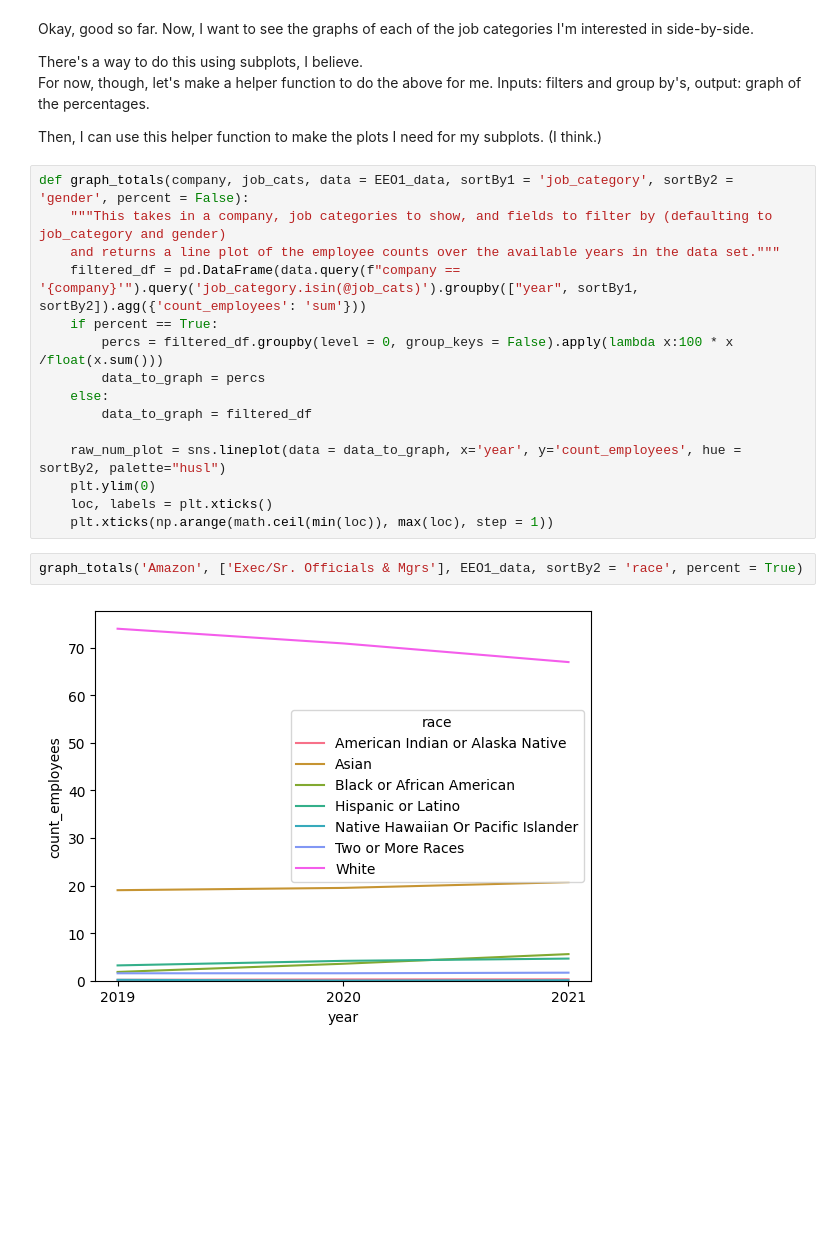
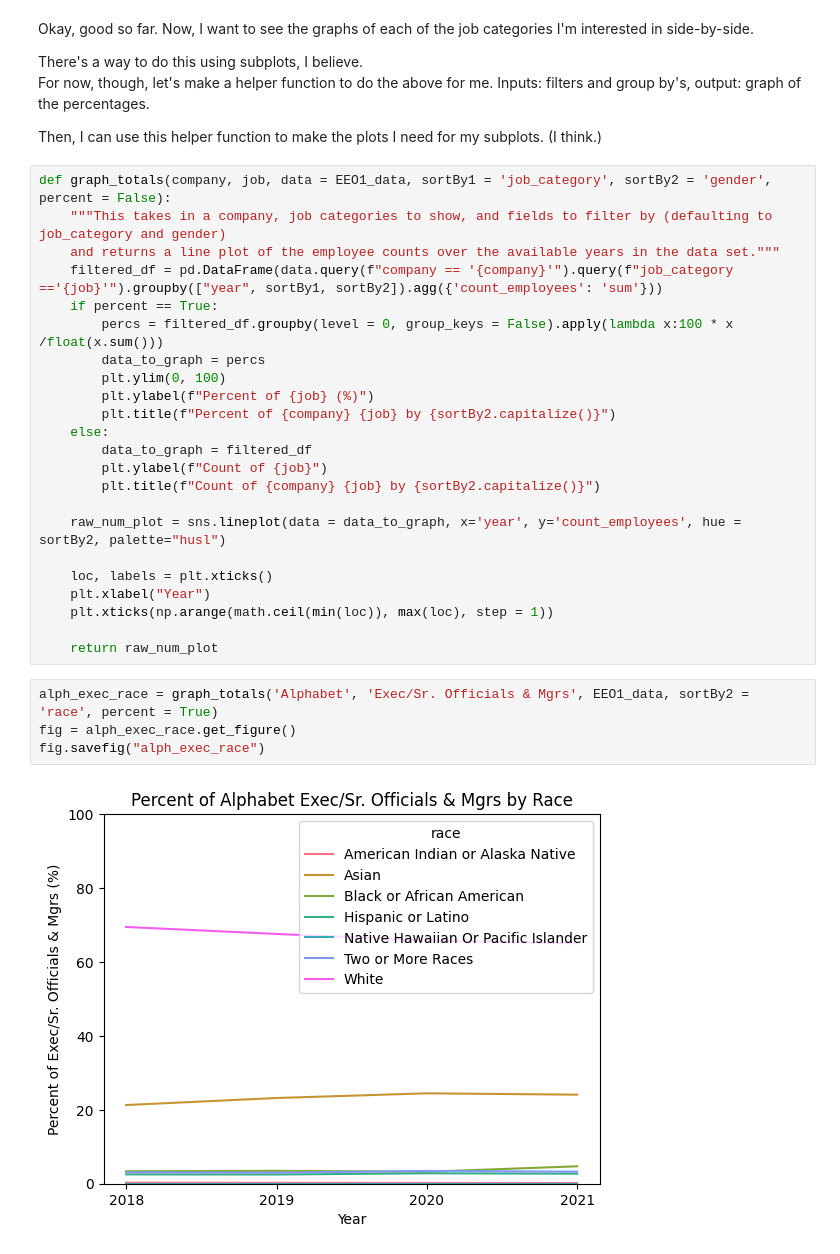
Before and after one commit to theLP100/dataVisualizations, a Jupyter notebook: Visualizations.ipynb, the cells around one changed output. Drawn from its saved outputs; the diff is of its cells as text; blank space fills up the shorter version.

Commit message:
made and saved some graphs.  continuing to make functions to give me the data I want.

```diff
--- a/Visualizations.ipynb
+++ b/Visualizations.ipynb
@@ -96,21 +96,31 @@ Inputs: filters and group by's, output: graph of the percentages.
 
 Then, I can use this helper function to make the plots I need for my subplots. (I think.)
 # %%
-def graph_totals(company, job_cats, data = EEO1_data, sortBy1 = 'job_category', sortBy2 = 'gender', percent = False):
+def graph_totals(company, job, data = EEO1_data, sortBy1 = 'job_category', sortBy2 = 'gender', percent = False):
     """This takes in a company, job categories to show, and fields to filter by (defaulting to job_category and gender)
     and returns a line plot of the employee counts over the available years in the data set."""
-    filtered_df = pd.DataFrame(data.query(f"company == '{company}'").query('job_category.isin(@job_cats)').groupby(["year", sortBy1, sortBy2]).agg({'count_employees': 'sum'}))
+    filtered_df = pd.DataFrame(data.query(f"company == '{company}'").query(f"job_category =='{job}'").groupby(["year", sortBy1, sortBy2]).agg({'count_employees': 'sum'}))
     if percent == True:
         percs = filtered_df.groupby(level = 0, group_keys = False).apply(lambda x:100 * x /float(x.sum()))
         data_to_graph = percs
+        plt.ylim(0, 100)
+        plt.ylabel(f"Percent of {job} (%)")
+        plt.title(f"Percent of {company} {job} by {sortBy2.capitalize()}")
     else:
         data_to_graph = filtered_df
+        plt.ylabel(f"Count of {job}")
+        plt.title(f"Count of {company} {job} by {sortBy2.capitalize()}")
 
     raw_num_plot = sns.lineplot(data = data_to_graph, x='year', y='count_employees', hue = sortBy2, palette="husl")
-    plt.ylim(0)
+
     loc, labels = plt.xticks()
+    plt.xlabel("Year")
     plt.xticks(np.arange(math.ceil(min(loc)), max(loc), step = 1))
+
+    return raw_num_plot
 # %%
-graph_totals('Amazon', ['Exec/Sr. Officials & Mgrs'], EEO1_data, sortBy2 = 'race', percent = True)
+alph_exec_race = graph_totals('Alphabet', 'Exec/Sr. Officials & Mgrs', EEO1_data, sortBy2 = 'race', percent = True)
+fig = alph_exec_race.get_figure()
+fig.savefig("alph_exec_race")
 # %% [output]
-[figure, old version]
+[figure, new version]
```
Also changed, not shown: parts of 24 cells of this notebook, 6 other files.
